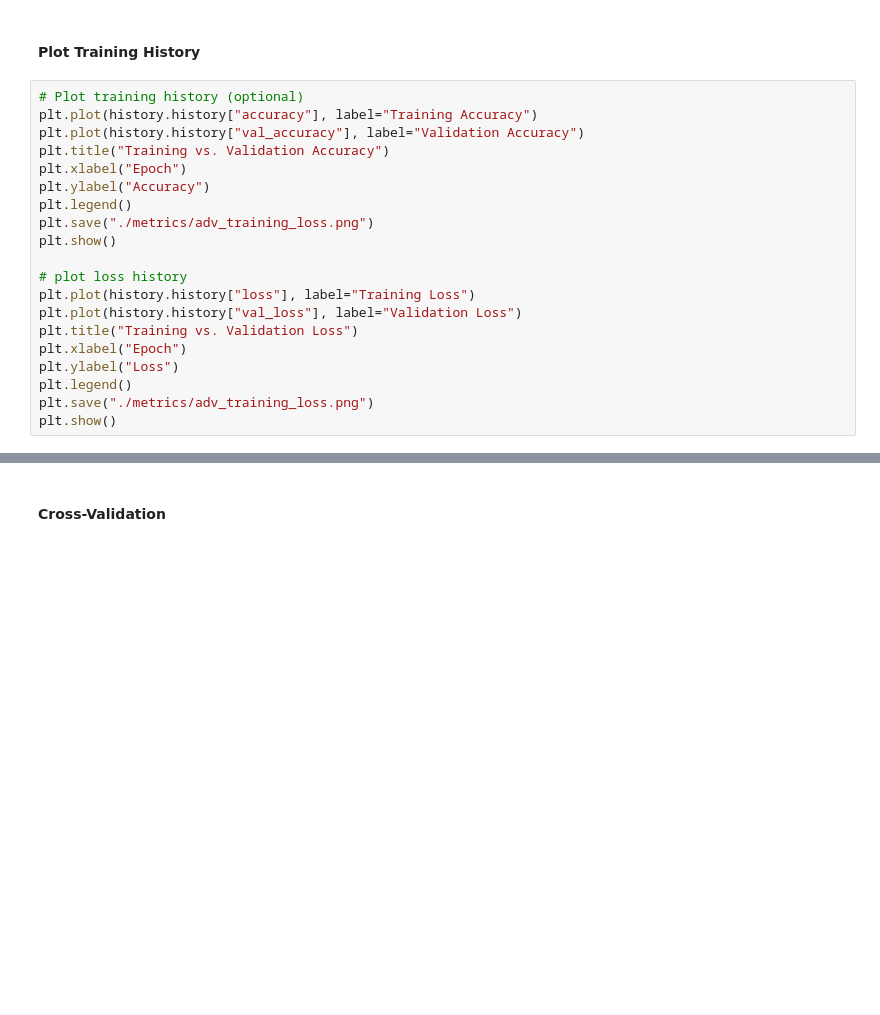
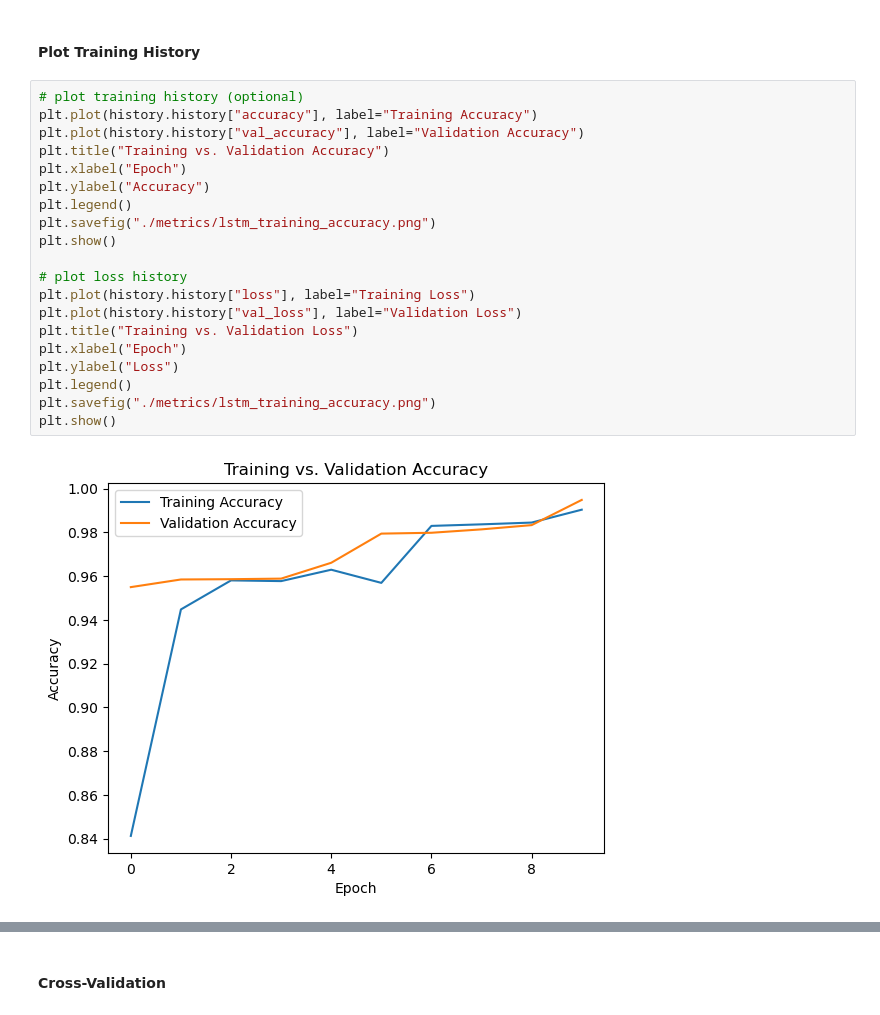
Before and after one commit to oblomovite/fake_news_classifier, a Jupyter notebook: index.ipynb, the cells around one changed output, grey strips where cells are left out. Drawn from its saved outputs; the diff is of its cells as text; blank space fills up the shorter version.

```diff
--- a/index.ipynb
+++ b/index.ipynb
@@ -1003,22 +1042,24 @@ plt.show()
 # %% [markdown]
 #### Plot Training History
 # %%
-# Plot training history (optional)
+# plot training history (optional)
 plt.plot(history.history["accuracy"], label="Training Accuracy")
 plt.plot(history.history["val_accuracy"], label="Validation Accuracy")
 plt.title("Training vs. Validation Accuracy")
 plt.xlabel("Epoch")
 plt.ylabel("Accuracy")
 plt.legend()
-plt.save("./metrics/adv_training_loss.png")
+plt.savefig("./metrics/lstm_training_accuracy.png")
 plt.show()
 
 # plot loss history
 plt.plot(history.history["loss"], label="Training Loss")
 plt.plot(history.history["val_loss"], label="Validation Loss")
 plt.title("Training vs. Validation Loss")
 plt.xlabel("Epoch")
 plt.ylabel("Loss")
 plt.legend()
-plt.save("./metrics/adv_training_loss.png")
+plt.savefig("./metrics/lstm_training_accuracy.png")
 plt.show()
+# %% [output]
+[figure, added]
```
Also changed, not shown: parts of 16 cells of this notebook, 3 other files.
